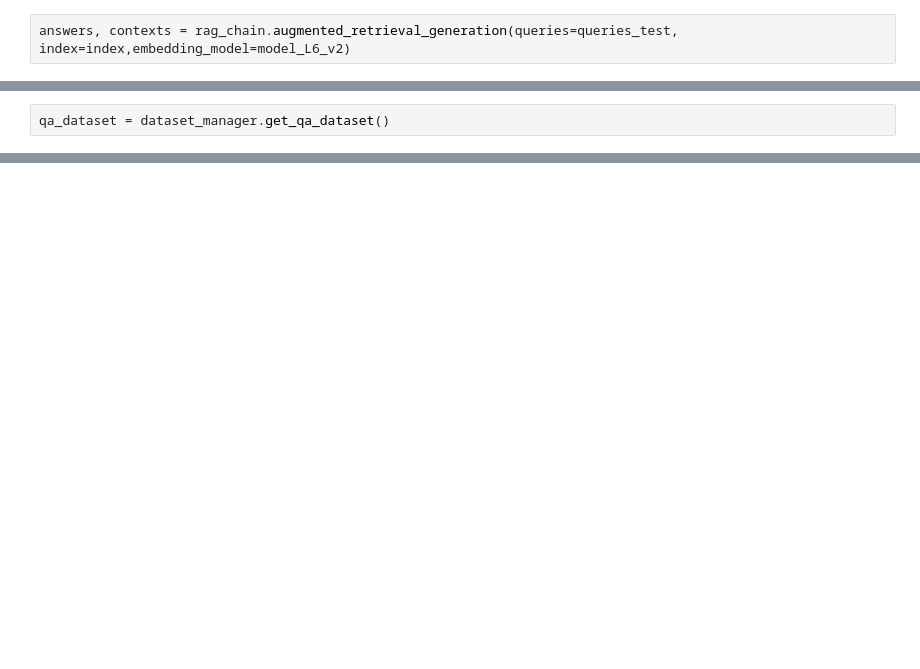
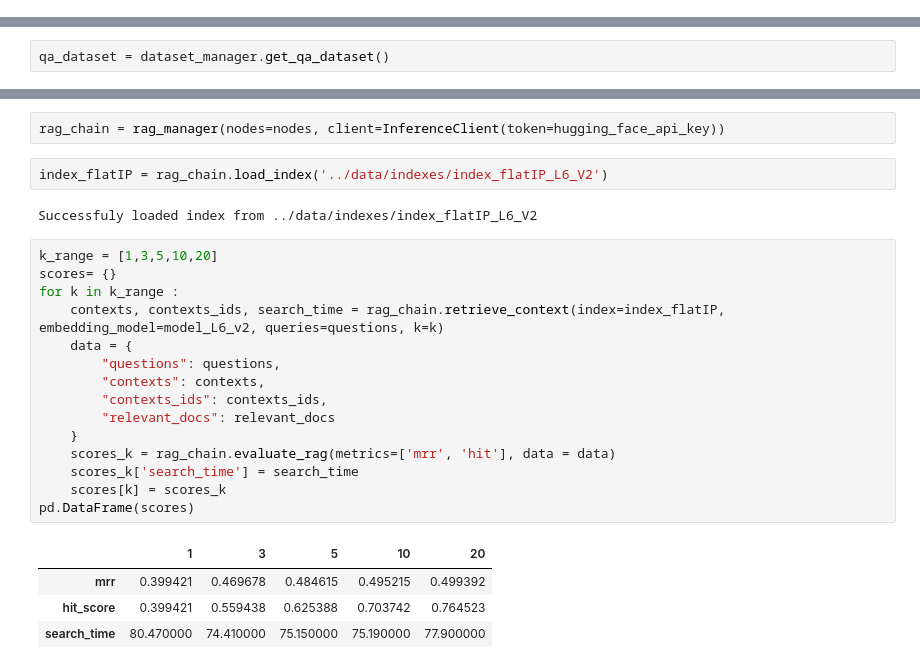
Before and after one commit to jeremdesno/RAG_chatbot, a Jupyter notebook: scripts/rag_evaluation.ipynb, the cells around one changed output, grey strips where cells are left out. Saved outputs shown, nothing was run; the diff lists cells and outputs as text; blank space fills up the shorter version.

```diff
--- a/scripts/rag_evaluation.ipynb
+++ b/scripts/rag_evaluation.ipynb
@@ -184,2 +228,0 @@ queries_test = ["How do you filter notifications?", "What are codespaces ?"]
-# %%
-answers, contexts = rag_chain.augmented_retrieval_generation(queries=queries_test, index=index,embedding_model=model_L6_v2)
@@ -207,3 +245,29 @@ relevant_docs = [qa_dataset['relevant_docs'].get(key)[0] for key in selected_key
 len(questions)
 # %% [output]
 4837
+# %%
+rag_chain = rag_manager(nodes=nodes, client=InferenceClient(token=hugging_face_api_key))
+# %%
+index_flatIP = rag_chain.load_index('../data/indexes/index_flatIP_L6_V2')
+# %% [output]
+Successfuly loaded index from ../data/indexes/index_flatIP_L6_V2
+# %%
+k_range = [1,3,5,10,20]
+scores= {}
+for k in k_range :
+    contexts, contexts_ids, search_time = rag_chain.retrieve_context(index=index_flatIP, embedding_model=model_L6_v2, queries=questions, k=k)
+    data = {
+        "questions": questions,
+        "contexts": contexts,
+        "contexts_ids": contexts_ids,
+        "relevant_docs": relevant_docs
+    }
+    scores_k = rag_chain.evaluate_rag(metrics=['mrr', 'hit'], data = data)
+    scores_k['search_time'] = search_time
+    scores[k] = scores_k
+pd.DataFrame(scores)
+# %% [output]
+|  | 1 | 3 | 5 | 10 | 20 |
+| mrr | 0.399421 | 0.469678 | 0.484615 | 0.495215 | 0.499392 |
+| hit_score | 0.399421 | 0.559438 | 0.625388 | 0.703742 | 0.764523 |
+| search_time | 80.470000 | 74.410000 | 75.150000 | 75.190000 | 77.900000 |
```
Also changed, not shown: parts of 24 cells of this notebook, 1 other file.
